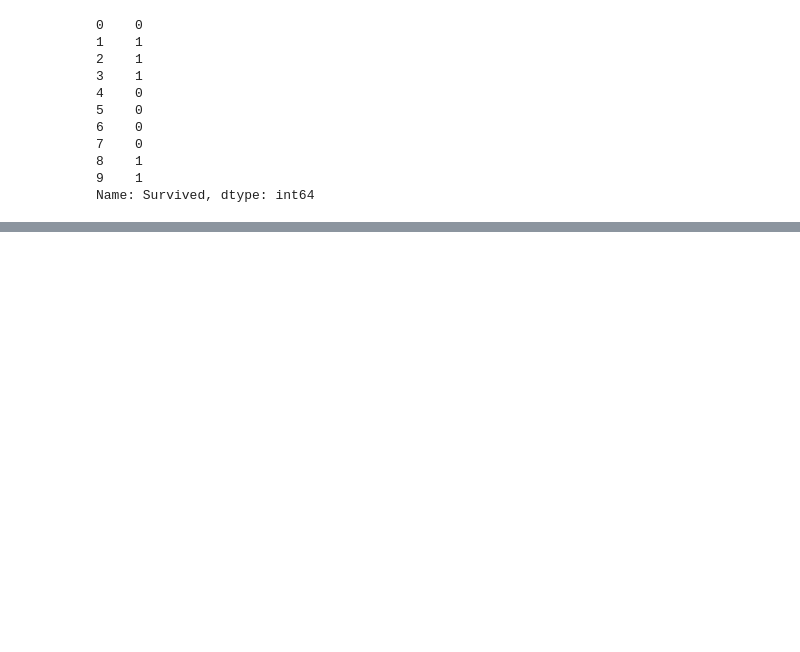
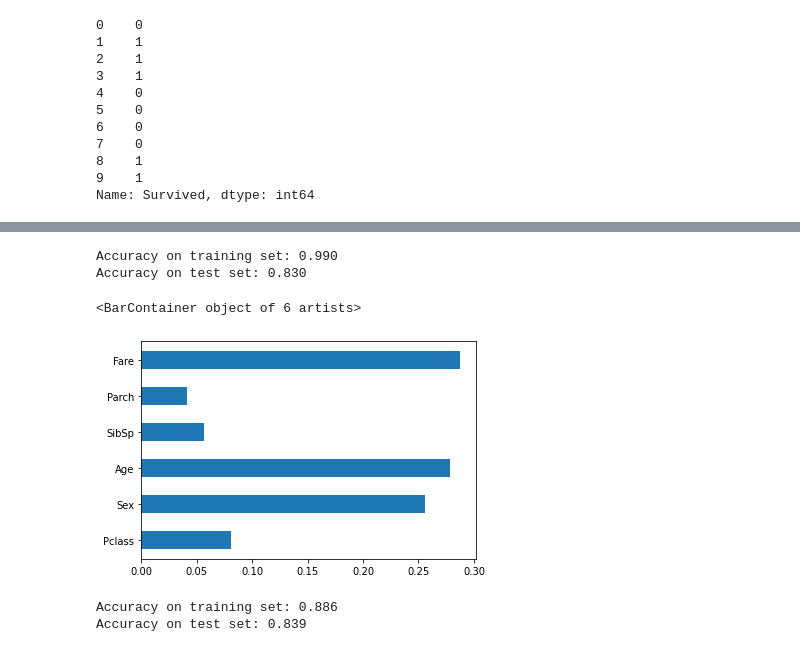
Before and after one commit to johnwang1126/kaggle_tianche2, a Jupyter notebook: titanic.ipynb, the cells around one changed output, grey strips where cells are left out. Saved outputs shown, nothing was run; the diff lists cells and outputs as text; code cells hidden in the pictures; blank space fills up the shorter version.

```diff
--- a/titanic.ipynb
+++ b/titanic.ipynb
@@ -287,0 +278,29 @@ test_data.head()
+# %%
+# Random Forest
+from sklearn.ensemble import RandomForestClassifier
+forest = RandomForestClassifier(n_estimators=100, random_state=2)
+forest.fit(X_train, y_train)
+Predict_proba = forest.predict_proba(X_test)
+# print(Predict_proba[:])
+print("Accuracy on training set: {:.3f}".format(forest.score(X_train, y_train)))
+print("Accuracy on test set: {:.3f}".format(forest.score(X_test, y_test)))
+# %% [output]
+Accuracy on training set: 0.990
+Accuracy on test set: 0.830
+# %%
+plt.barh(X.columns.tolist(),height=0.5,width=forest.feature_importances_,align="center")
+# %% [output]
+<BarContainer object of 6 artists>
+[figure, added]
+# %%
+# Gradient Boosting
+from sklearn.ensemble import GradientBoostingClassifier
+gbrt = GradientBoostingClassifier(random_state=0)
+gbrt.fit(X_train, y_train)
+Predict_proba = gbrt.predict_proba(X_test)
+# print(Predict_proba[:])
+print("Accuracy on training set: {:.3f}".format(gbrt.score(X_train, y_train)))
+print("Accuracy on test set: {:.3f}".format(gbrt.score(X_test, y_test)))
+# %% [output]
+Accuracy on training set: 0.886
+Accuracy on test set: 0.839
```
Also changed, not shown: parts of 21 cells of this notebook.
